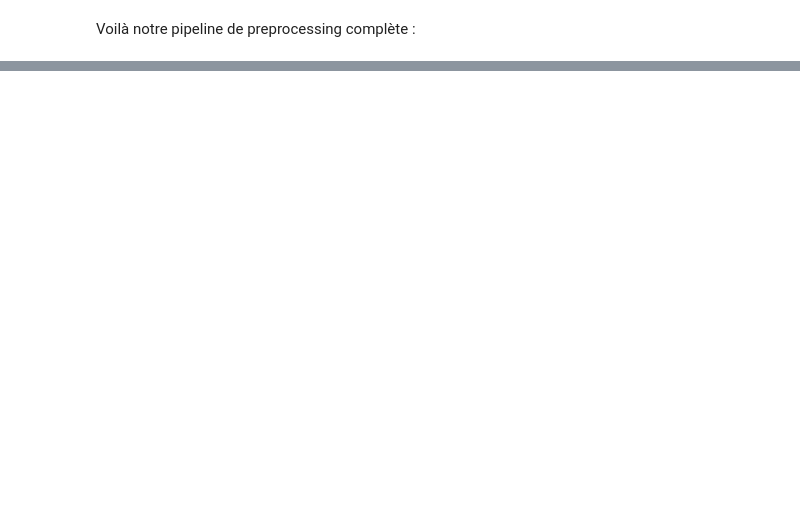
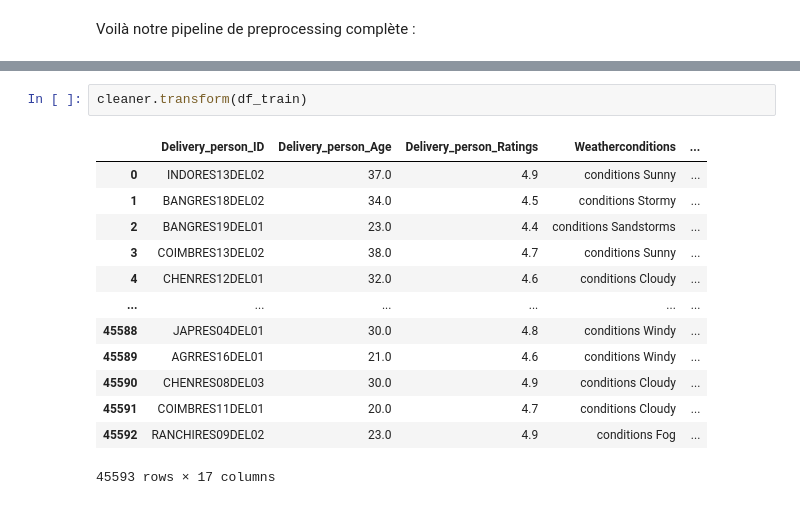
Before and after one commit to rubensailly/ML_project, a Jupyter notebook: main.ipynb, the cells around one changed output, grey strips where cells are left out. Cells and saved outputs as stored; diff of their text form; blank space fills up the shorter version.

```diff
--- a/main.ipynb
+++ b/main.ipynb
@@ -317,0 +431,16 @@ Pipeline(steps=[('pre_cleaner',
+# %%
+cleaner.transform(df_train)
+# %% [output]
+|  | Delivery_person_ID | Delivery_person_Age | Delivery_person_Ratings | Weatherconditions | ... |
+| 0 | INDORES13DEL02 | 37.0 | 4.9 | conditions Sunny | ... |
+| 1 | BANGRES18DEL02 | 34.0 | 4.5 | conditions Stormy | ... |
+| 2 | BANGRES19DEL01 | 23.0 | 4.4 | conditions Sandstorms | ... |
+| 3 | COIMBRES13DEL02 | 38.0 | 4.7 | conditions Sunny | ... |
+| 4 | CHENRES12DEL01 | 32.0 | 4.6 | conditions Cloudy | ... |
+| ... | ... | ... | ... | ... | ... |
+| 45588 | JAPRES04DEL01 | 30.0 | 4.8 | conditions Windy | ... |
+| 45589 | AGRRES16DEL01 | 21.0 | 4.6 | conditions Windy | ... |
+| 45590 | CHENRES08DEL03 | 30.0 | 4.9 | conditions Cloudy | ... |
+| 45591 | COIMBRES11DEL01 | 20.0 | 4.7 | conditions Cloudy | ... |
+| 45592 | RANCHIRES09DEL02 | 23.0 | 4.9 | conditions Fog | ... |
+45593 rows × 17 columns
```
Also changed, not shown: parts of 12 cells of this notebook.
